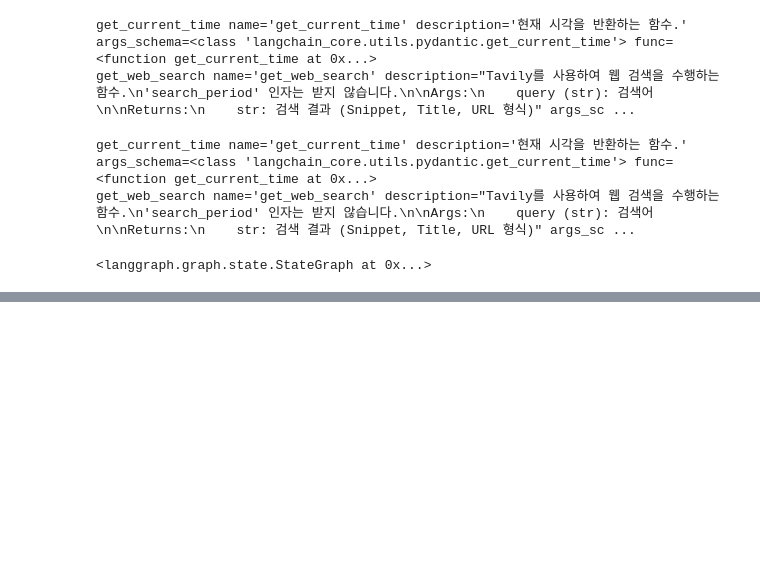
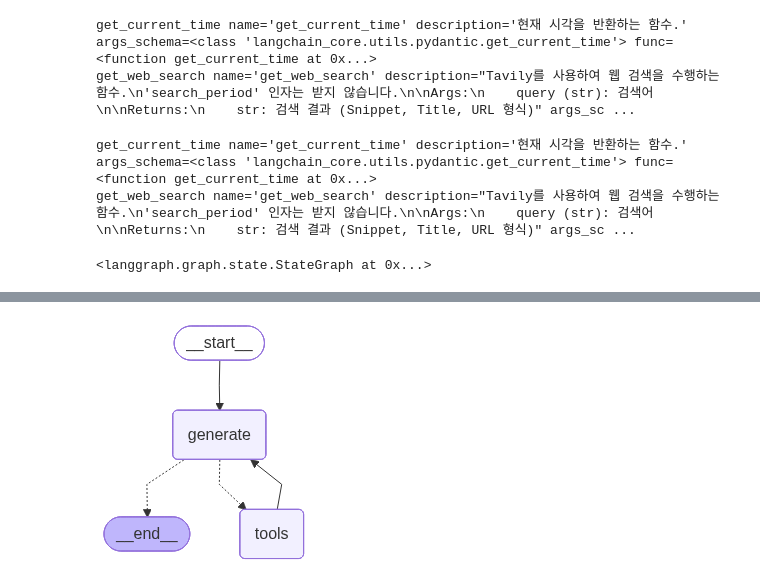
Before and after one commit to HodumaruYummy/LLM_PRACITCE, a Jupyter notebook: chap12/langgraph_tools_gen.ipynb, the cells around one changed output, grey strips where cells are left out. Drawn from its saved outputs; the diff is of its cells as text; code cells hidden in the pictures; blank space fills up the shorter version.

```diff
--- a/chap12/langgraph_tools_gen.ipynb
+++ b/chap12/langgraph_tools_gen.ipynb
@@ -287,0 +351,31 @@ TypeError: BasicToolNode() takes no arguments
+# %%
+def route_tools(state: State):
+    """
+    마지막 메시지에 도구 호출이 있는 경우 ToolNode로 라우팅하고,
+    그렇지 않은 경우 끝ㅇ느로 라우팅하기 위해 conditional_edge에서 사용합니다.
+     """
+    if isinstance(state, list):
+        ai_message = state[-1]
+    elif messages :=state.get("messages",[]):
+        ai_message = messages[-1]
+    else:
+        raise ValueError(f"tool_edge 입력 상태에서 메시지를 찾을 수 없습니다: {state}")
+    if hasattr(ai_message, "tool_calls") and len(ai_message.tool_calls)>0:
+        return "tools"
+    return END
+
+graph_builder.add_edge(START, "generate")
+
+graph_builder.add_conditional_edges("generate", route_tools,{"tools": "tools", END: END},)
+
+graph_builder.add_edge("tools", "generate")
+graph = graph_builder.compile()
+# %%
+from IPython.display import Image, display
+
+try:
+    display(Image(graph.get_graph().draw_mermaid_png()))
+except Exception:
+    pass
+# %% [output]
+[figure, added]
```
Also changed, not shown: parts of 10 cells of this notebook, 1 other file.
